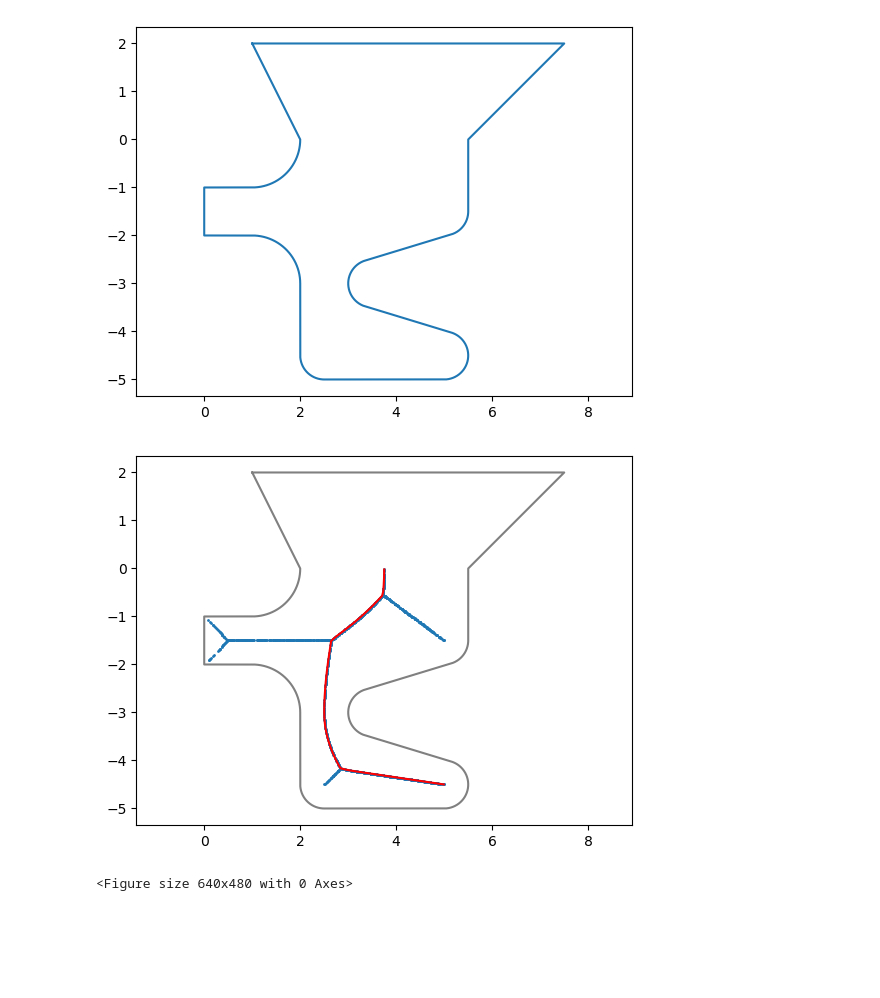
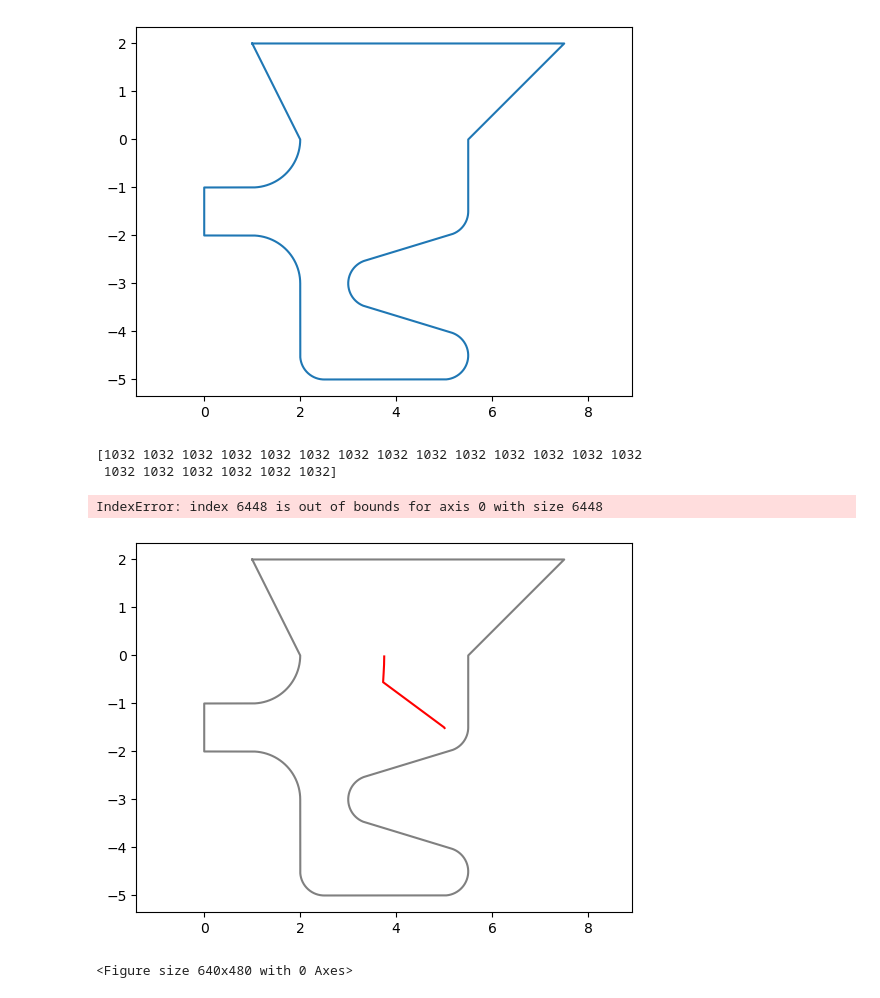
Before and after one commit to OF15-15/cweek25-magma, a Jupyter notebook: gruppe-sechs.ipynb, the cells around one changed output. Saved outputs shown, nothing was run; the diff lists cells and outputs as text; code cells hidden in the pictures; blank space fills up the shorter version.

```diff
--- a/gruppe-sechs.ipynb
+++ b/gruppe-sechs.ipynb
@@ -252,6 +252,6 @@ def plot_steps(x, y, show=True, fpath='polyplot'):
         plot_single_step(poly, x, y, u, v, o, p, m, n, 'fg', f, g, savefig=f"{fpath}-{plot_count+1:02}.png", show=show)
         plot_count = plot_count + 2
 # %%
-points = get_heuver_points(2000, l1x, l1y, l2x, l2y)
+points = get_heuver_points(10000, l1x, l1y, l2x, l2y)
 # %%
 not_in_use = np.zeros(points.shape[0], dtype=int)
@@ -278,10 +273,51 @@ length = i
 orders.append(order[:length])
 old_path = True
+# %%
+last_off = None
+last_i = None
+
+i = 0
+for on in orders[-1]:
+    i += 1
+    # calc distances
+    dists = (points[on, 0]-points[:, 0])**2 + (points[on, 1]-points[:, 1])**2 + not_in_use*10
+    # for the min distance
+    off = np.argmin(dists)
+    # if near enough
+    if dists[off] <= 0.01:
+        # save if needed
+        if last_off != off:
+            last_off = off
+            last_i = i
+
+# starte beim dem letzten Wert, der von dem zuvor belaufenen Pfad erreichbar war
+cur = last_off
+#
+i = last_i
+order = np.zeros(points.shape[0], dtype=int)
+order[:i] = orders[-1][:i]
+while True:
+    if i == 6448:
+        print(order[-200:-180])
+    order[i] = cur
+    not_in_use[cur] = 1
+    dists = (points[cur, 0]-points[:, 0])**2 + (points[cur, 1]-points[:, 1])**2
+    next = np.argmin(dists + not_in_use*10)
+    if dists[next] >= 0.01:
+        break
+    cur = next
+    i += 1
+length = i+1
+orders.append(order[:length])
+# %% [output]
+[1032 1032 1032 1032 1032 1032 1032 1032 1032 1032 1032 1032 1032 1032
+ 1032 1032 1032 1032 1032 1032]
+IndexError: index 6448 is out of bounds for axis 0 with size 6448
 # %%
 plt.plot(points[order, 0][:length], points[order, 1][:length], color='red')
-plot_points(poly, points, circles=False)
+plot_points(poly, points[not_in_use <= .5], circles=False)
 # %% [output]
-[figure, old version]
+[figure, new version]
 # %%
 #plot_points(poly, points)
 # %% [output]
```
Also changed, not shown: parts of 2 cells of this notebook.
